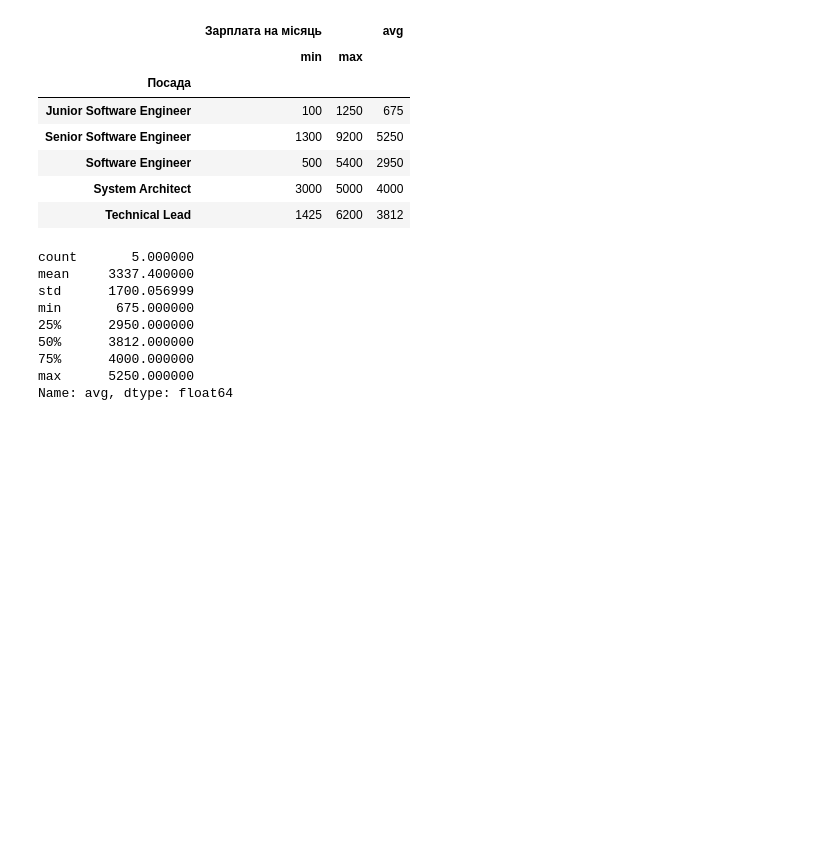
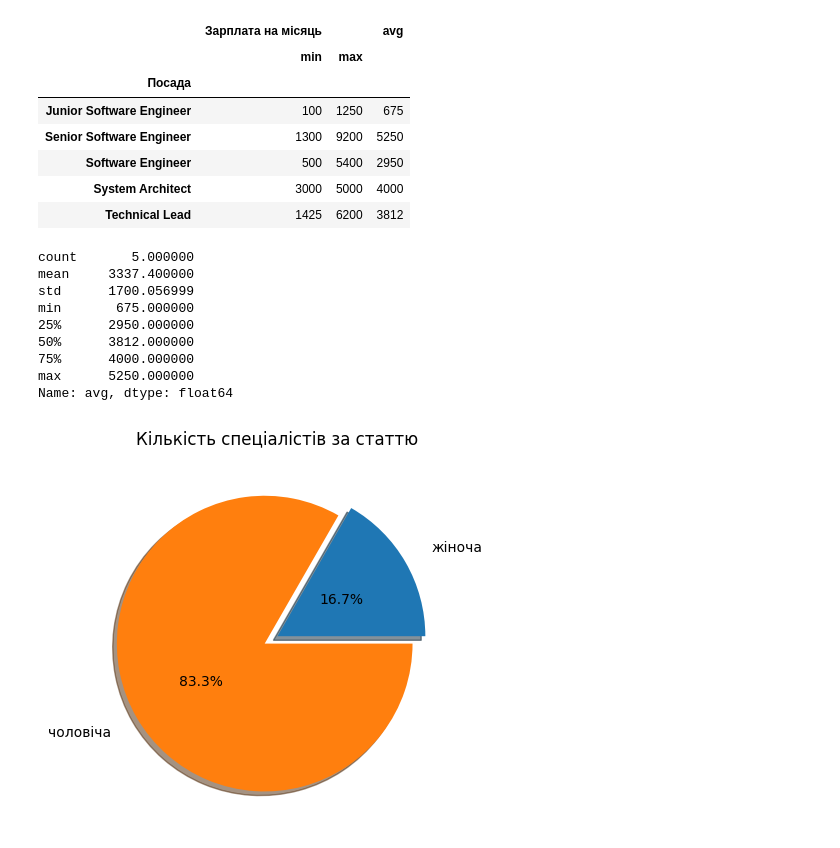
Before and after one commit to MykhailoMykhailiuk/DS-HW, a Jupyter notebook: Hw2_2.ipynb, the cells around one changed output. Cells and saved outputs as stored; diff of their text form; code cells hidden in the pictures; blank space fills up the shorter version.

```diff
--- a/Hw2_2.ipynb
+++ b/Hw2_2.ipynb
@@ -213,3 +215,21 @@ Name: avg, dtype: float64
 #Збережіть отриману таблицю в CSV файл
 new_df.to_csv("/content/drive/My Drive/new_df.csv")
 #https://drive.google.com/file/d/1-AbgnfpqD9LYZnKqXmGD7JdOIlQPMltc/view?usp=sharing
+# %%
+#Plot 1
+sex = df.groupby('Стать').agg({'N': 'count'}).reset_index()
+sex.columns = ['Стать', 'Кількість']
+explode = [0, 0.1]
+plt.pie(
+    sex['Кількість'],
+    labels=sex['Стать'],
+    autopct='%.1f%%',
+    shadow=True,
+    pctdistance=0.5,
+    labeldistance=1.2,
+    explode=explode,
+)
+plt.title('Кількість спеціалістів за статтю')
+plt.show()
+# %% [output]
+[figure, added]
```
Also changed, not shown: parts of 3 cells of this notebook.
